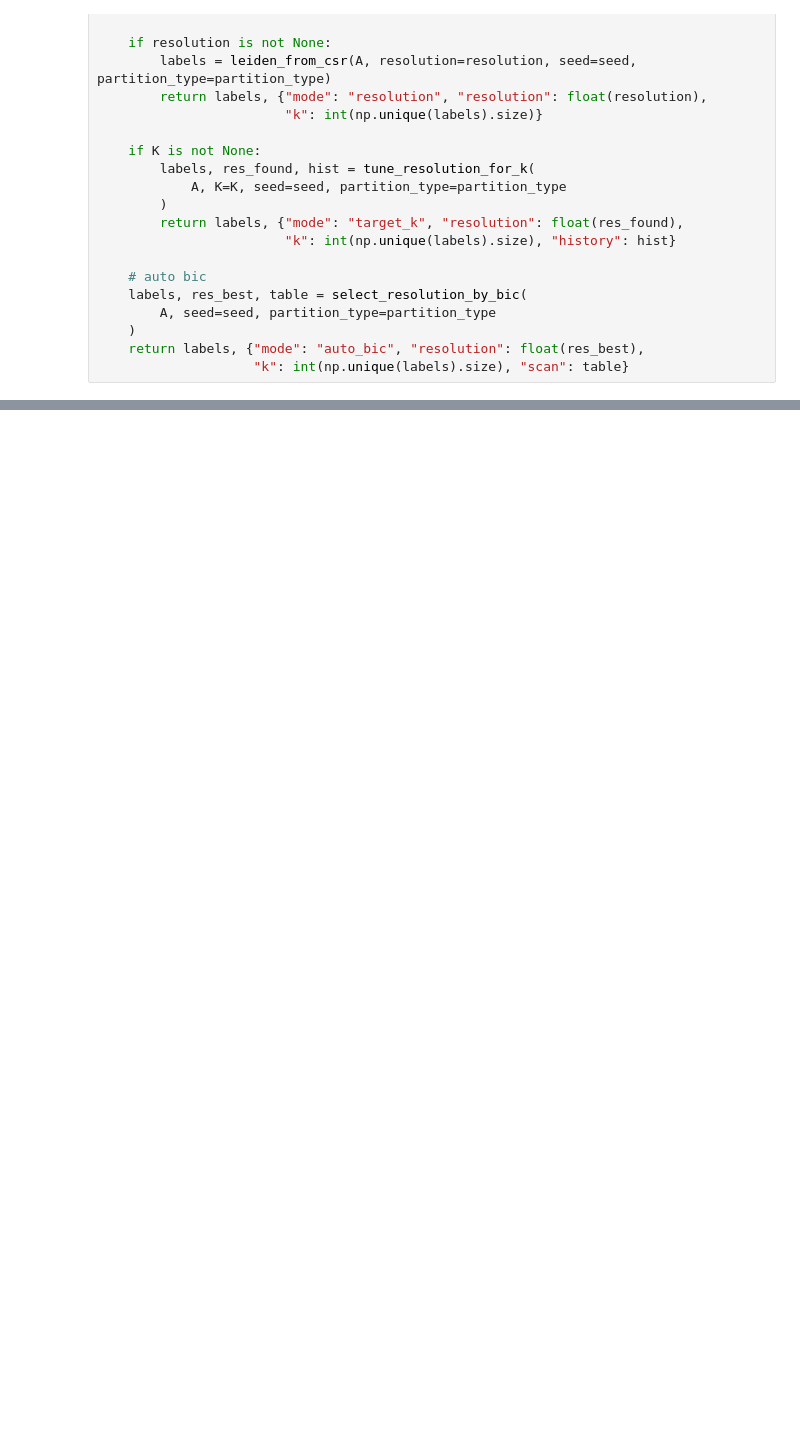
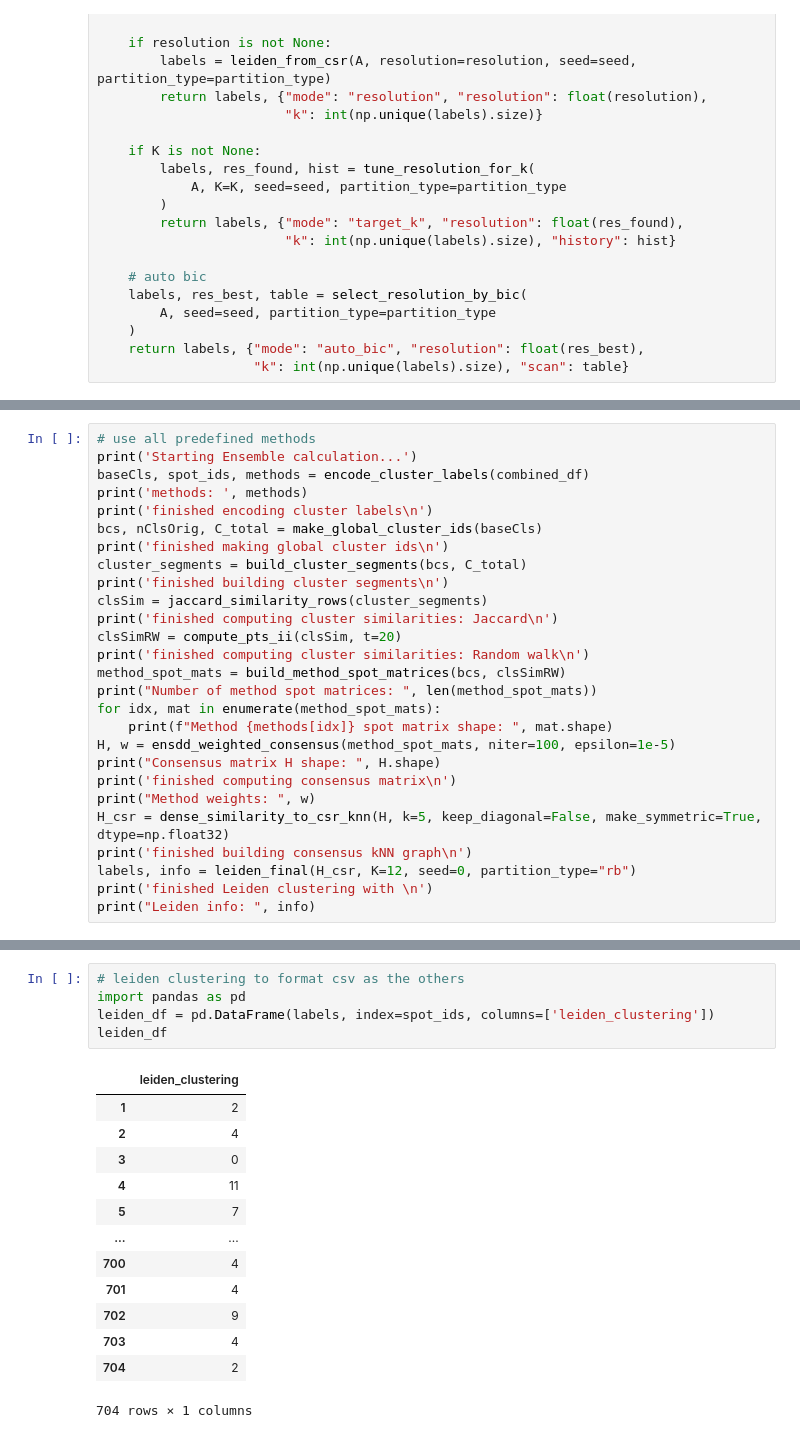
Before and after one commit to Elizabeth-Flx/sdd, a Jupyter notebook: ensemble_method/ensemble_try.ipynb, the cells around one changed output, grey strips where cells are left out. Cells and saved outputs as stored; diff of their text form; blank space fills up the shorter version.

Commit message:
add minimal ensemble calculation

```diff
--- a/ensemble_method/ensemble_try.ipynb
+++ b/ensemble_method/ensemble_try.ipynb
@@ -544,0 +603,27 @@ def leiden_final(A: sp.csr_matrix,
+# %%
+# use all predefined methods
+print('Starting Ensemble calculation...')
+baseCls, spot_ids, methods = encode_cluster_labels(combined_df)
+print('methods: ', methods)
+print('finished encoding cluster labels\n')
+bcs, nClsOrig, C_total = make_global_cluster_ids(baseCls)
+print('finished making global cluster ids\n')
+cluster_segments = build_cluster_segments(bcs, C_total)
+print('finished building cluster segments\n')
+clsSim = jaccard_similarity_rows(cluster_segments)
+print('finished computing cluster similarities: Jaccard\n')
+clsSimRW = compute_pts_ii(clsSim, t=20)
+print('finished computing cluster similarities: Random walk\n')
+method_spot_mats = build_method_spot_matrices(bcs, clsSimRW)
+print("Number of method spot matrices: ", len(method_spot_mats))
+for idx, mat in enumerate(method_spot_mats):
+    print(f"Method {methods[idx]} spot matrix shape: ", mat.shape)
+H, w = ensdd_weighted_consensus(method_spot_mats, niter=100, epsilon=1e-5)
+print("Consensus matrix H shape: ", H.shape)
+print('finished computing consensus matrix\n')
+print("Method weights: ", w)
+H_csr = dense_similarity_to_csr_knn(H, k=5, keep_diagonal=False, make_symmetric=True, dtype=np.float32)
+print('finished building consensus kNN graph\n')
+labels, info = leiden_final(H_csr, K=12, seed=0, partition_type="rb")
+print('finished Leiden clustering with \n')
+print("Leiden info: ", info)
@@ -544,0 +648,19 @@ def leiden_final(A: sp.csr_matrix,
+# %%
+# leiden clustering to format csv as the others
+import pandas as pd
+leiden_df = pd.DataFrame(labels, index=spot_ids, columns=['leiden_clustering'])
+leiden_df
+# %% [output]
+|  | leiden_clustering |
+| 1 | 2 |
+| 2 | 4 |
+| 3 | 0 |
+| 4 | 11 |
+| 5 | 7 |
+| ... | ... |
+| 700 | 4 |
+| 701 | 4 |
+| 702 | 9 |
+| 703 | 4 |
+| 704 | 2 |
+704 rows × 1 columns
```
Also changed, not shown: parts of 4 cells of this notebook, 4 other files.
